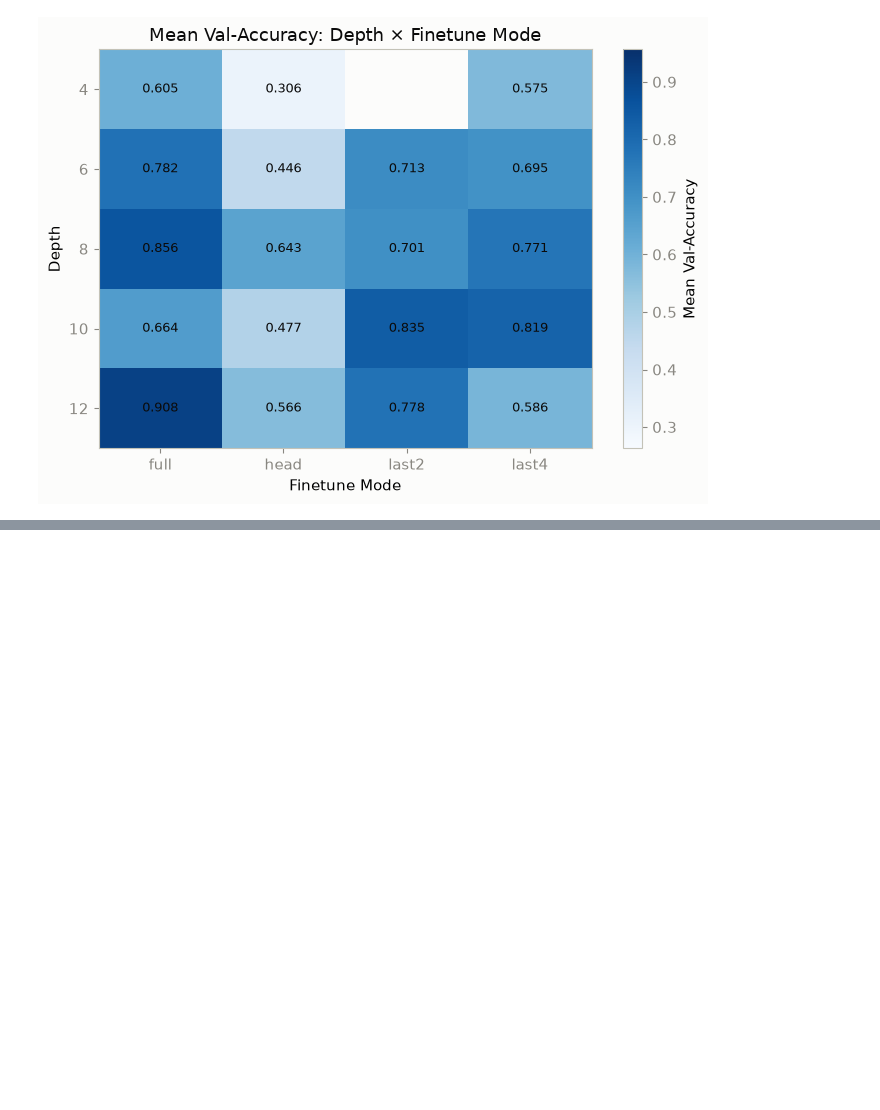
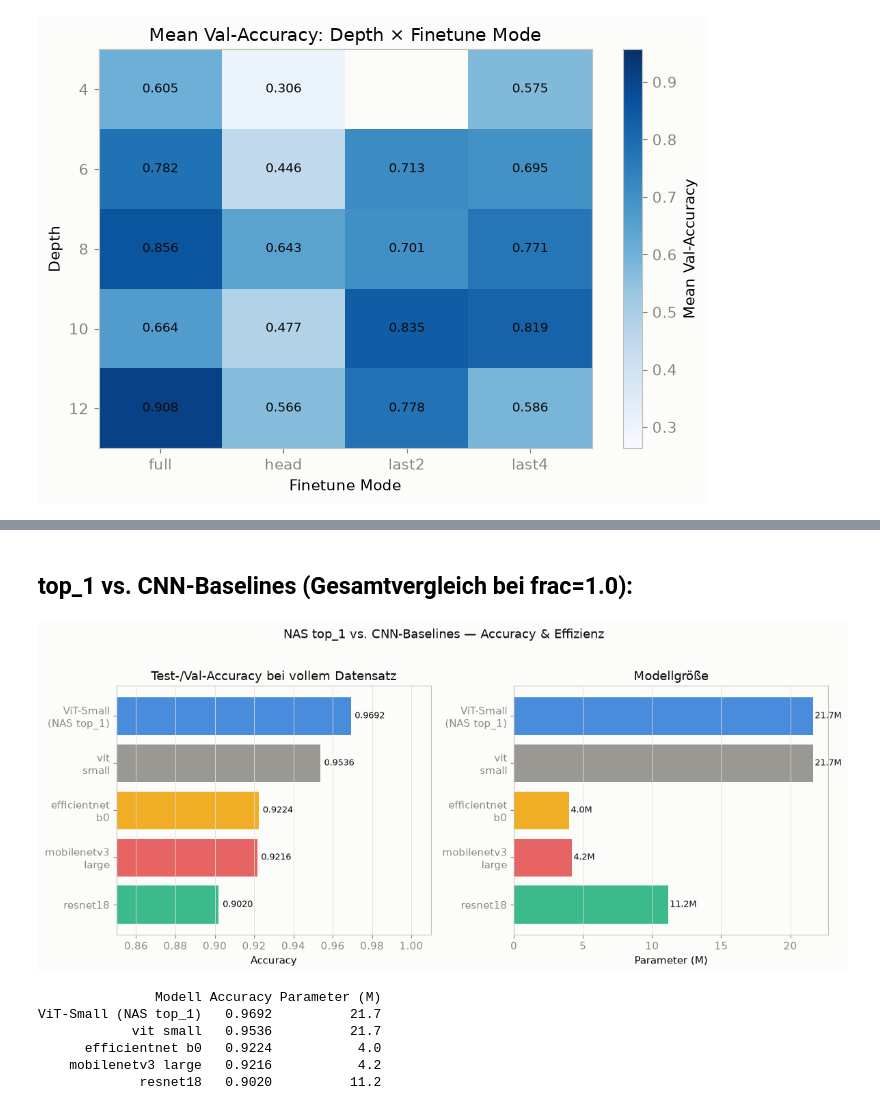
Before and after one commit to mats-ad/Masterarbeit, a Jupyter notebook: notebooks/auswertung_ergebnisse.ipynb, the cells around one changed output, grey strips where cells are left out. Saved outputs shown, nothing was run; the diff lists cells and outputs as text; code cells hidden in the pictures; blank space fills up the shorter version.

```diff
--- a/notebooks/auswertung_ergebnisse.ipynb
+++ b/notebooks/auswertung_ergebnisse.ipynb
@@ -443,0 +578,79 @@ plt.show()
+# %% [markdown]
+## top_1 vs. CNN-Baselines (Gesamtvergleich bei frac=1.0):
+# %%
+# CNN-Ergebnisse bei frac=1.0
+cnn_full = f1[f1["subsample_frac"] == 1.0].copy()
+
+models_compare = []
+for _, row in cnn_full.iterrows():
+    models_compare.append({
+        "label": row["model"].replace("_", "\n"),
+        "val_acc": row["best_val_acc"],
+        "params_M": row["params_M"],
+        "color": {
+            "resnet18": C2,
+            "efficientnet_b0": C3,
+            "mobilenetv3_large": C4,
+        }.get(row["model"], MUTED)
+    })
+
+# NAS top_1 hinzufügen
+models_compare.append({
+    "label": "ViT-Small\n(NAS top_1)",
+    "val_acc": 0.9692,   # test_acc aus retrain
+    "params_M": top1["params"] / 1e6,
+    "color": C1
+})
+
+models_compare = sorted(models_compare, key=lambda x: x["val_acc"])
+
+fig, axes = plt.subplots(1, 2, figsize=(12, 5))
+
+# Plot 1: Val-Accuracy
+labels = [m["label"] for m in models_compare]
+accs   = [m["val_acc"] for m in models_compare]
+colors = [m["color"] for m in models_compare]
+
+bars = axes[0].barh(labels, accs, color=colors, alpha=0.85)
+for bar, val in zip(bars, accs):
+    axes[0].text(val + 0.002, bar.get_y() + bar.get_height()/2,
+                 f"{val:.4f}", va="center", fontsize=9)
+axes[0].set_xlabel("Accuracy")
+axes[0].set_title("Test-/Val-Accuracy bei vollem Datensatz")
+axes[0].set_xlim(0.85, 1.01)
+axes[0].grid(True, axis="x")
+
+# Plot 2: Parameteranzahl
+params_m = [m["params_M"] for m in models_compare]
+bars2 = axes[1].barh(labels, params_m, color=colors, alpha=0.85)
+for bar, val in zip(bars2, params_m):
+    axes[1].text(val + 0.1, bar.get_y() + bar.get_height()/2,
+                 f"{val:.1f}M", va="center", fontsize=9)
+axes[1].set_xlabel("Parameter (M)")
+axes[1].set_title("Modellgröße")
+axes[1].grid(True, axis="x")
+
+plt.suptitle("NAS top_1 vs. CNN-Baselines — Accuracy & Effizienz", y=1.02)
+plt.tight_layout()
+plt.savefig("../results/plots/nas_vs_cnn.png", dpi=150, bbox_inches="tight")
+plt.show()
+# %% [output]
+[figure, added]
+# %%
+summary_rows = []
+for m in models_compare:
+    summary_rows.append({
+        "Modell": m["label"].replace("\n", " "),
+        "Accuracy": f"{m['val_acc']:.4f}",
+        "Parameter (M)": f"{m['params_M']:.1f}",
+    })
+
+summary_df = pd.DataFrame(summary_rows).sort_values("Accuracy", ascending=False)
+print(summary_df.to_string(index=False))
+# %% [output]
+               Modell Accuracy Parameter (M)
+ViT-Small (NAS top_1)   0.9692          21.7
+            vit small   0.9536          21.7
+      efficientnet b0   0.9224           4.0
+    mobilenetv3 large   0.9216           4.2
+             resnet18   0.9020          11.2
```
Also changed, not shown: parts of 9 cells of this notebook.
